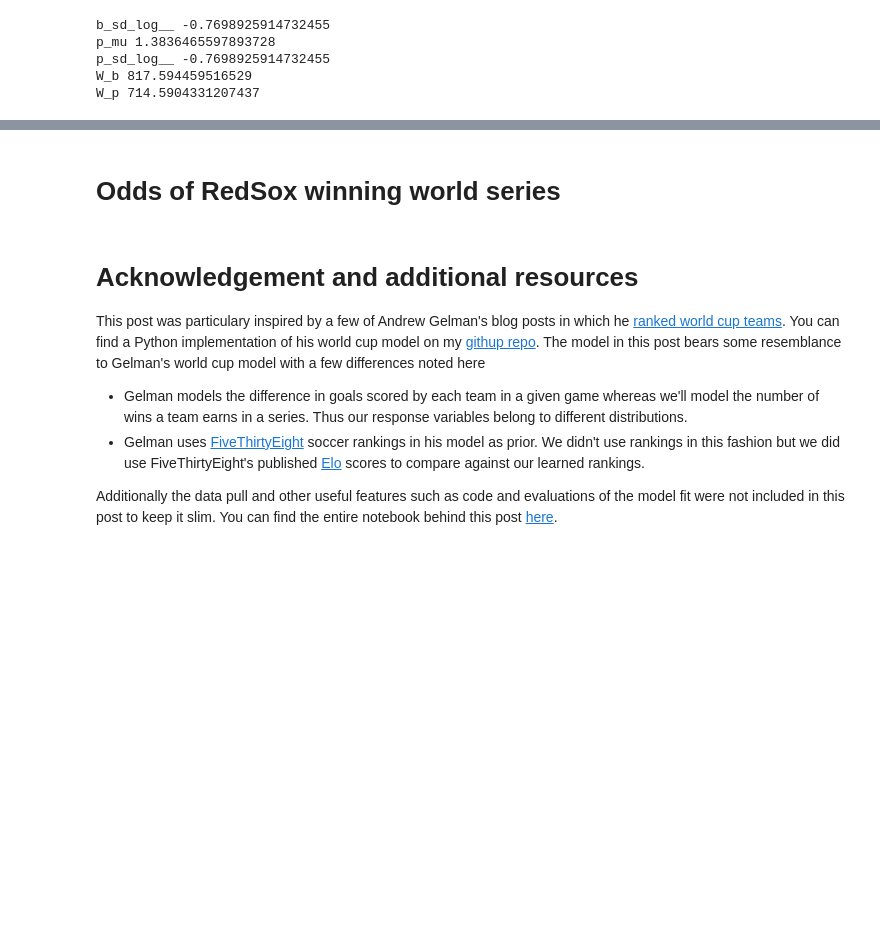
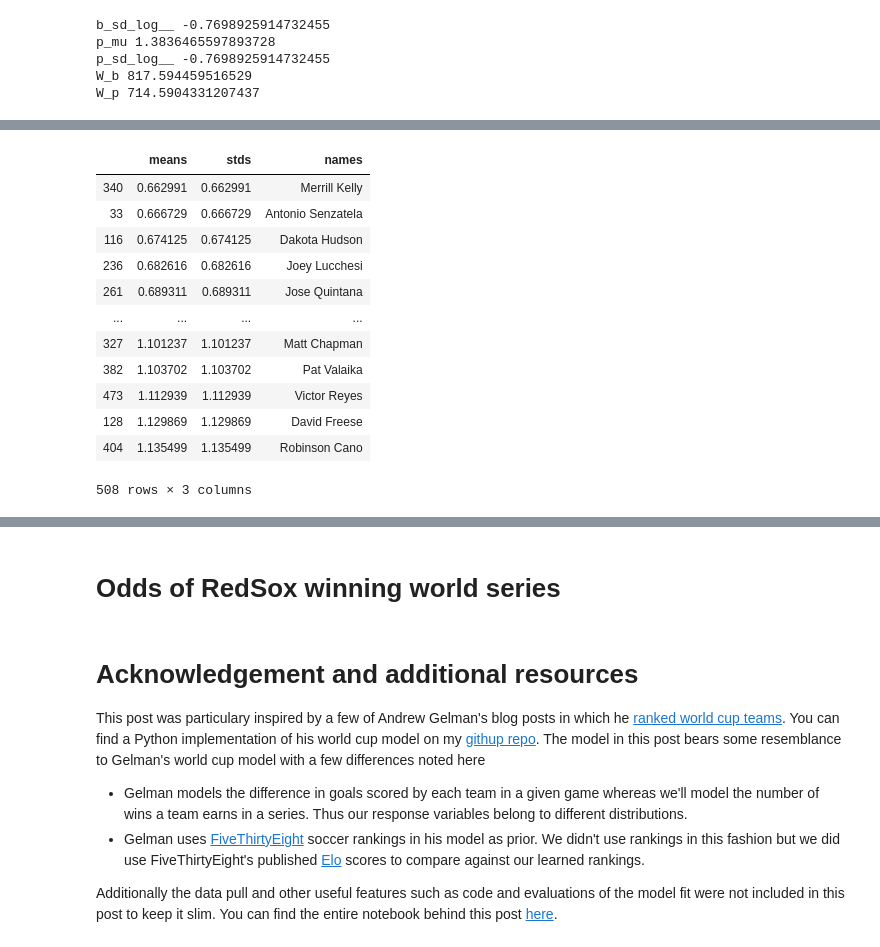
Before and after one commit to dantegates/mlb-statcast, a Jupyter notebook: player-ranking-Copy1.ipynb, the cells around one changed output, grey strips where cells are left out. Cells and saved outputs as stored; diff of their text form; code cells hidden in the pictures; blank space fills up the shorter version.

```diff
--- a/player-ranking-Copy1.ipynb
+++ b/player-ranking-Copy1.ipynb
@@ -389,0 +392,21 @@ sorted([(a, pitcher_name_lookup[i]) for i, a in enumerate(trace['W_p'].std(axis=
+# %%
+zz = pd.DataFrame({
+    'means': trace['x'].std(axis=0),
+    'stds': trace['x'].std(axis=0),
+    'names': [batter_name_lookup[i] for i in range(len(batter_id_map))]
+})
+zz.sort_values(['means', 'stds'], ascending=[False, True])
+# %% [output]
+|  | means | stds | names |
+| 340 | 0.662991 | 0.662991 | Merrill Kelly |
+| 33 | 0.666729 | 0.666729 | Antonio Senzatela |
+| 116 | 0.674125 | 0.674125 | Dakota Hudson |
+| 236 | 0.682616 | 0.682616 | Joey Lucchesi |
+| 261 | 0.689311 | 0.689311 | Jose Quintana |
+| ... | ... | ... | ... |
+| 327 | 1.101237 | 1.101237 | Matt Chapman |
+| 382 | 1.103702 | 1.103702 | Pat Valaika |
+| 473 | 1.112939 | 1.112939 | Victor Reyes |
+| 128 | 1.129869 | 1.129869 | David Freese |
+| 404 | 1.135499 | 1.135499 | Robinson Cano |
+508 rows × 3 columns
```
Also changed, not shown: parts of 4 cells of this notebook.
